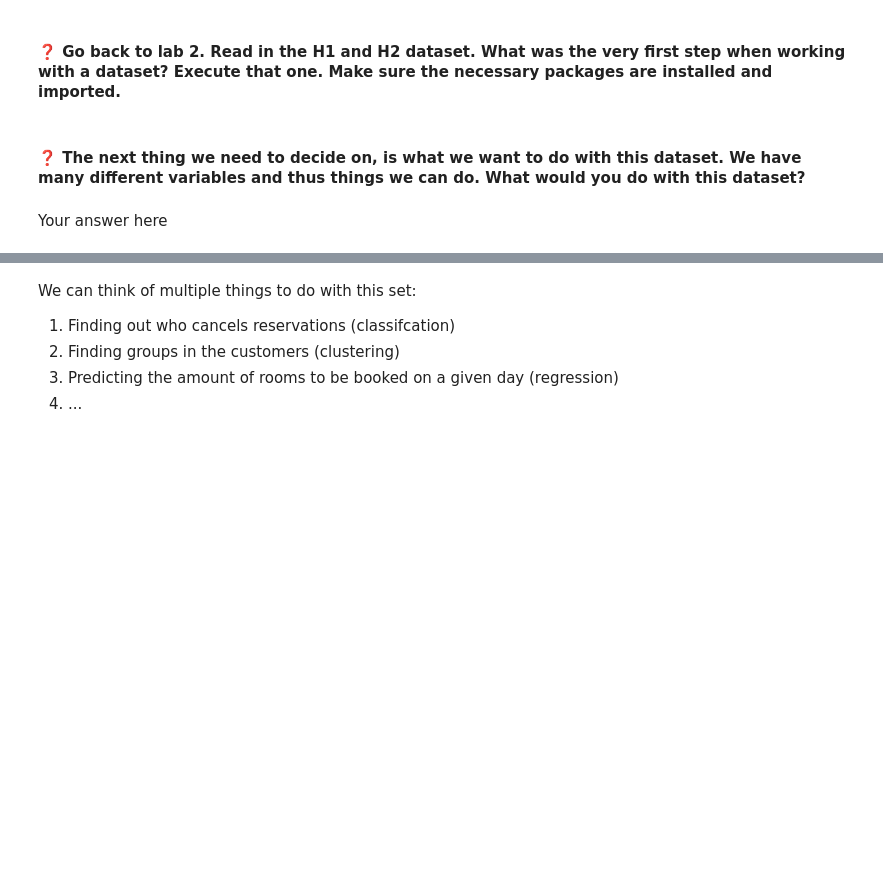
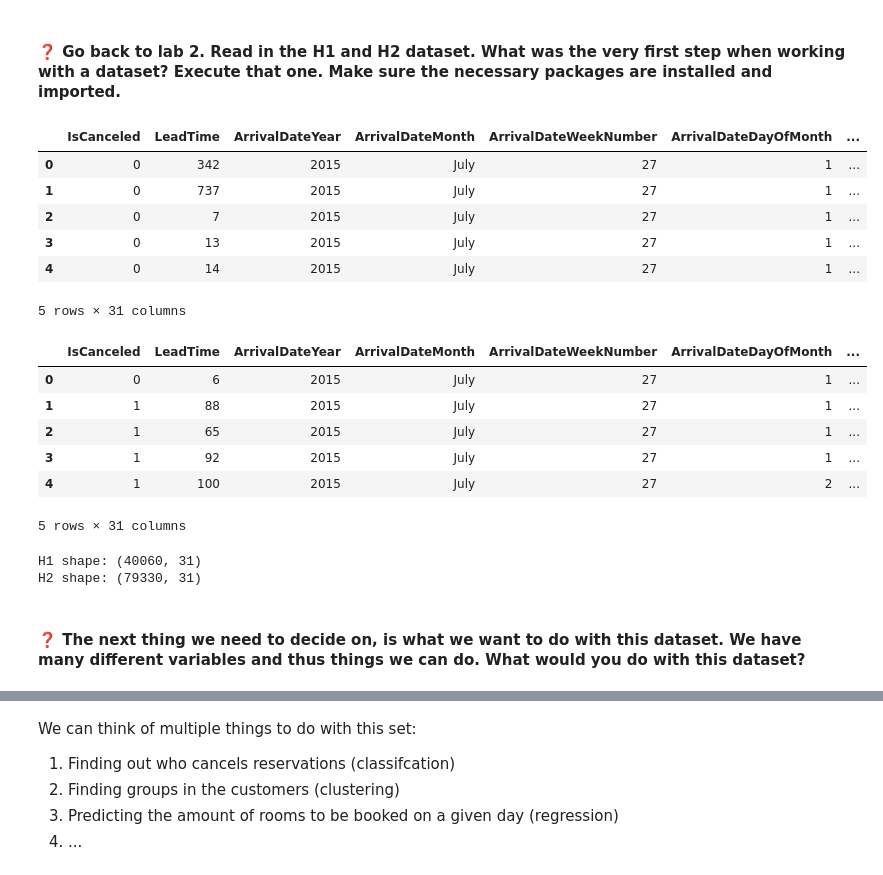
Before and after one commit to matteogradinaru/students2627, a Jupyter notebook: lab7_ti/lab_7_classification.ipynb, the cells around one changed output, grey strips where cells are left out. Drawn from its saved outputs; the diff is of its cells as text; code cells hidden in the pictures; blank space fills up the shorter version.

```diff
--- a/lab7_ti/lab_7_classification.ipynb
+++ b/lab7_ti/lab_7_classification.ipynb
@@ -123,4 +121,36 @@ The goal is to help the two hotels maximize their revenue.
+# %%
+import pandas as pd
+import numpy as np
+import matplotlib.pyplot as plt
+import seaborn as sns
+
+pd.options.display.float_format = "{:.2f}".format
+
+# Read datasets (adjust path to "data/H1.csv" if your CSVs are inside a data folder)
+h1 = pd.read_csv("data/H1.csv")
+h2 = pd.read_csv("data/H2.csv")
+
+# Very first step from Lab 2: inspect the first few rows, columns, and structure
+display(h1.head())
+display(h2.head())
+print("H1 shape:", h1.shape)
+print("H2 shape:", h2.shape)
+# %% [output]
+|  | IsCanceled | LeadTime | ArrivalDateYear | ArrivalDateMonth | ArrivalDateWeekNumber | ArrivalDateDayOfMonth | ... |
+| 0 | 0 | 342 | 2015 | July | 27 | 1 | ... |
+| 1 | 0 | 737 | 2015 | July | 27 | 1 | ... |
+| 2 | 0 | 7 | 2015 | July | 27 | 1 | ... |
+| 3 | 0 | 13 | 2015 | July | 27 | 1 | ... |
+| 4 | 0 | 14 | 2015 | July | 27 | 1 | ... |
+5 rows × 31 columns
+|  | IsCanceled | LeadTime | ArrivalDateYear | ArrivalDateMonth | ArrivalDateWeekNumber | ArrivalDateDayOfMonth | ... |
+| 0 | 0 | 6 | 2015 | July | 27 | 1 | ... |
+| 1 | 1 | 88 | 2015 | July | 27 | 1 | ... |
+| 2 | 1 | 65 | 2015 | July | 27 | 1 | ... |
+| 3 | 1 | 92 | 2015 | July | 27 | 1 | ... |
+| 4 | 1 | 100 | 2015 | July | 27 | 2 | ... |
+5 rows × 31 columns
+H1 shape: (40060, 31)
+H2 shape: (79330, 31)
 # %% [markdown]
 #### ❓ The next thing we need to decide on, is what we want to do with this dataset. We have many different variables and thus things we can do. What would you do with this dataset?
-# %% [markdown]
-Your answer here
```
Also changed, not shown: parts of 28 cells of this notebook.
